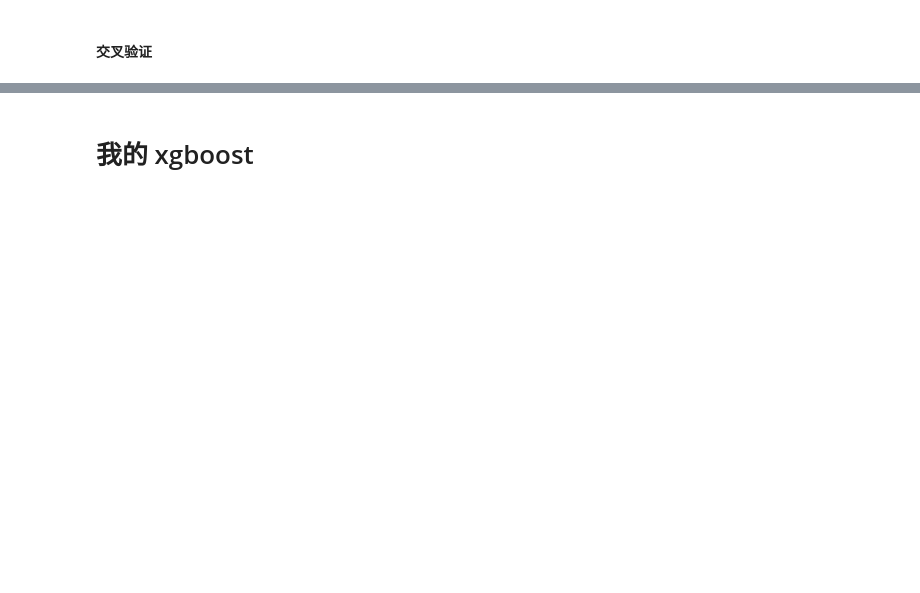
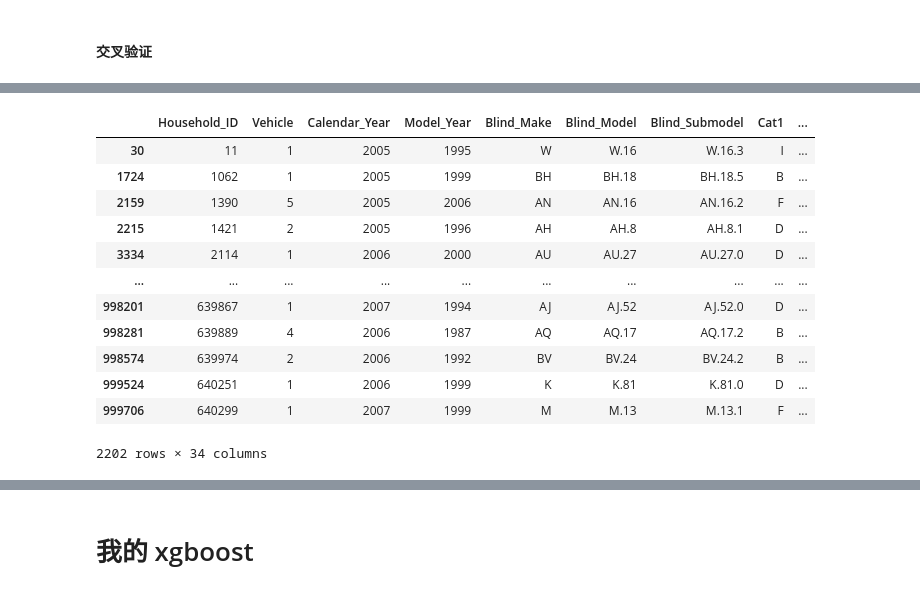
Before and after one commit to Xinrihui/Statistical-Learning-Method, a Jupyter notebook: XGBoost/XGBoost_xrh.ipynb, the cells around one changed output, grey strips where cells are left out. Cells and saved outputs as stored; diff of their text form; code cells hidden in the pictures; blank space fills up the shorter version.

```diff
--- a/XGBoost/XGBoost_xrh.ipynb
+++ b/XGBoost/XGBoost_xrh.ipynb
@@ -905,0 +947,13 @@ cvresult1
+# %%
+import pandas as pd
+import numpy as np
+
+
+Allstate_dataset_path= '../dataset/Allstate'
+
+
+# 取前10 行 看看长啥样子
+data = pd.read_csv(Allstate_dataset_path+'/train_set.csv',skiprows=0,nrows =10 )
+
+data.shape
+data #
@@ -905,0 +973,16 @@ cvresult1
+# %%
+#显示所有列
+pd.set_option('display.max_columns', None)
+#显示所有行
+# pd.set_option('display.max_rows', None)
+# %%
+import pandas as pd
+
+# 数据的预处理
+
+# load data
+training_data = pd.read_csv(Allstate_dataset_path+'/train_set.csv',nrows =1000000)
+# testing_data = pd.read_csv(Allstate_dataset_path+'/test_set.csv')
+# sample_submission = pd.read_csv(Allstate_dataset_path+'/sample_submission.csv')
+
+training_data.head() # 查看 前几条数据
@@ -905,0 +1000,8 @@ cvresult1
+# %%
+# id is only needed for submission
+# not needed for training or testing data
+# submission_ids = testing_data['Row_ID'] # used for submission later
+
+training_data = training_data.drop('Row_ID', 1)
+
+# testing_data = testing_data.drop('Row_ID', 1)
@@ -905,0 +1069,20 @@ cvresult1
+# %%
+# 挑出 列 Cat12 缺失值 的行
+
+training_data[training_data['Cat12'].isna()]
+
+# 列 Cat12 中的缺失值为 NaN
+# %% [output]
+|  | Household_ID | Vehicle | Calendar_Year | Model_Year | Blind_Make | Blind_Model | Blind_Submodel | Cat1 | ... |
+| 30 | 11 | 1 | 2005 | 1995 | W | W.16 | W.16.3 | I | ... |
+| 1724 | 1062 | 1 | 2005 | 1999 | BH | BH.18 | BH.18.5 | B | ... |
+| 2159 | 1390 | 5 | 2005 | 2006 | AN | AN.16 | AN.16.2 | F | ... |
+| 2215 | 1421 | 2 | 2005 | 1996 | AH | AH.8 | AH.8.1 | D | ... |
+| 3334 | 2114 | 1 | 2006 | 2000 | AU | AU.27 | AU.27.0 | D | ... |
+| ... | ... | ... | ... | ... | ... | ... | ... | ... | ... |
+| 998201 | 639867 | 1 | 2007 | 1994 | AJ | AJ.52 | AJ.52.0 | D | ... |
+| 998281 | 639889 | 4 | 2006 | 1987 | AQ | AQ.17 | AQ.17.2 | B | ... |
+| 998574 | 639974 | 2 | 2006 | 1992 | BV | BV.24 | BV.24.2 | B | ... |
+| 999524 | 640251 | 1 | 2006 | 1999 | K | K.81 | K.81.0 | D | ... |
+| 999706 | 640299 | 1 | 2007 | 1999 | M | M.13 | M.13.1 | F | ... |
+2202 rows × 34 columns
```
Also changed, not shown: parts of 105 cells of this notebook, 5 other files.
